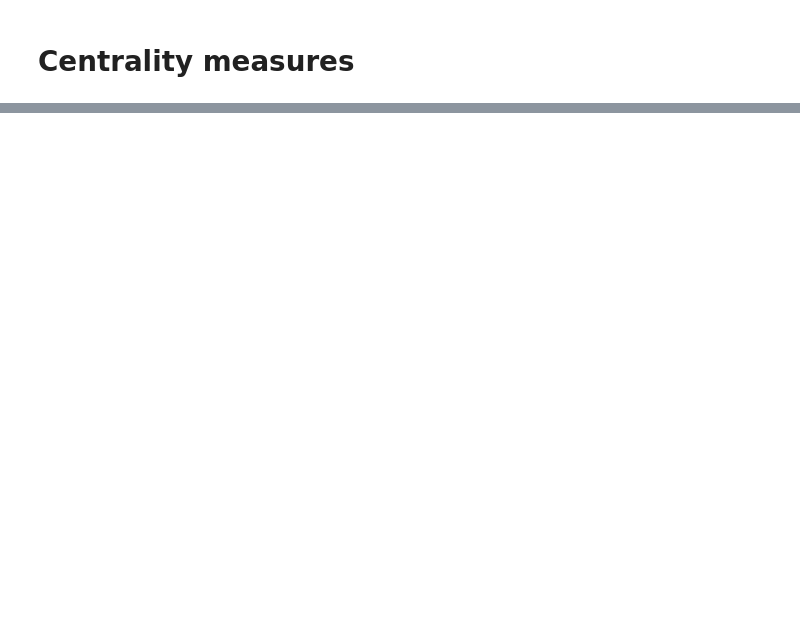
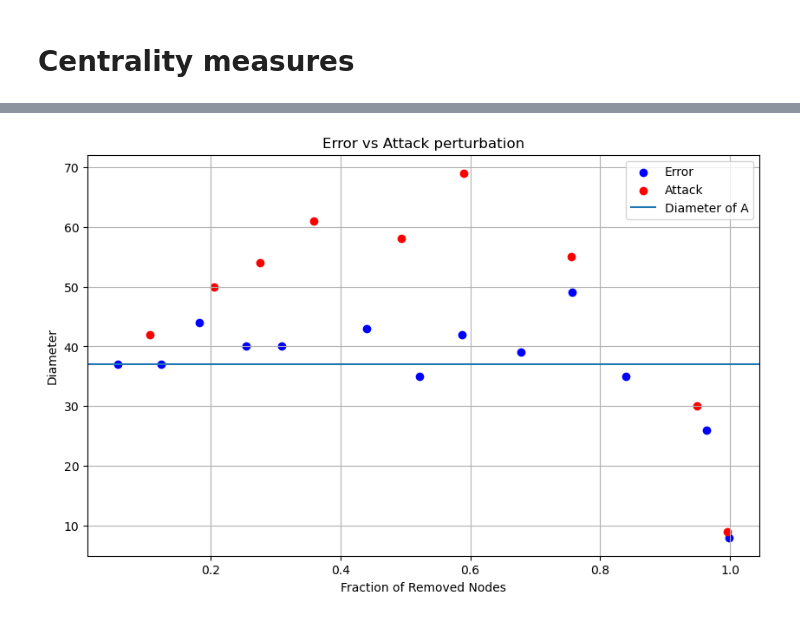
Before and after one commit to alemusumeci/complex_networks, a Jupyter notebook: network_perturb.ipynb, the cells around one changed output, grey strips where cells are left out. Saved outputs shown, nothing was run; the diff lists cells and outputs as text; code cells hidden in the pictures; blank space fills up the shorter version.

```diff
--- a/network_perturb.ipynb
+++ b/network_perturb.ipynb
@@ -33,7 +34,7 @@ akas_data = pd.read_csv(file_akas, sep='\t', na_values='\\N', dtype={
 })
 # %%
 #filter the regions
-allowed_regions = ['IT']
+allowed_regions = ['GB']
 filtered_akas_data = akas_data[(akas_data['region'].isin(allowed_regions)) & (akas_data['ordering'] == 1)]
 unique_title_ids = filtered_akas_data['titleId'].unique()
 final_movies = movies[movies.index.isin(unique_title_ids)]
@@ -45,14 +46,14 @@ cast = pd.read_csv(file_cast, sep='\t', na_values='\\N', dtype={
     'category': 'str',
 }, usecols=['tconst', 'nconst', 'category'])
 # %%
-cast = cast[cast.category.isin({'actor', 'actress'}) & cast['tconst'].isin(movies.index)]
+cast = cast[cast.category.isin({'actor', 'actress'}) & cast['tconst'].isin(final_movies.index)]
 cast.reset_index(drop=True, inplace=True)
 # %%
 #we create a bipartite network:
 B = nx.Graph()
 
 actors = cast['nconst'].unique()
-movies = movies.index.unique()
+movies = final_movies.index.unique()
 
 B.add_nodes_from(actors, bipartite=0)  # Actors belong to set 0
 B.add_nodes_from(movies, bipartite=1)  # Movies belong to set 1
@@ -77,3 +72,5 @@ proj_actors= bipartite.generic_weighted_projected_graph(B, actors, weight_functi
+# %%
+proj_actors= bipartite.projected_graph(B, actors)
 # %%
 nx.is_bipartite(proj_actors)
 # %% [output]
@@ -245,0 +238,14 @@ plt.show()
+# %%
+# Plot the changes in diameter as a function of the fraction of removed nodes
+plt.figure(figsize=(10, 6))
+plt.scatter(fraction_removed1, diameters1, marker='o', linestyle='-', color='b',label='Error')
+plt.scatter(fraction_removed2, diameters2, marker='o', linestyle='-', color='r',label='Attack')
+plt.xlabel('Fraction of Removed Nodes')
+plt.ylabel('Diameter')
+plt.axhline(diameter, label='Diameter of A')
+plt.title('Error vs Attack perturbation')
+plt.legend(loc='upper right')
+plt.grid(True)
+plt.show()
+# %% [output]
+[figure, added]
```
Also changed, not shown: parts of 22 cells of this notebook.
